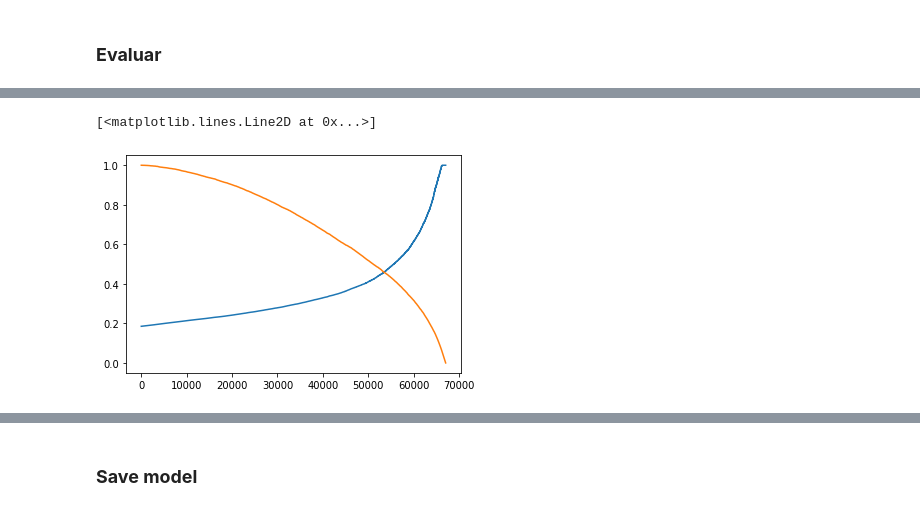
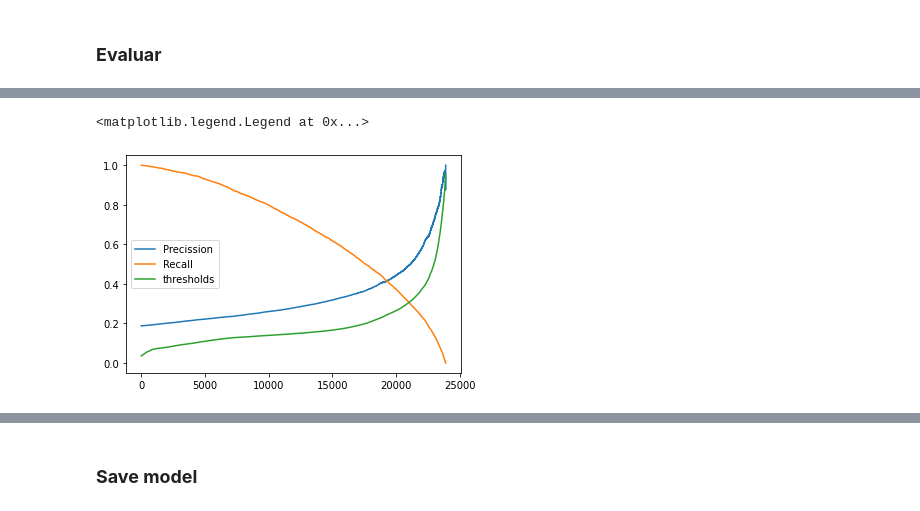
Before and after one commit to cperezh/imdb, a Jupyter notebook: Learning.ipynb, the cells around one changed output, grey strips where cells are left out. Drawn from its saved outputs; the diff is of its cells as text; code cells hidden in the pictures.

```diff
--- a/Learning.ipynb
+++ b/Learning.ipynb
@@ -193,13 +193,15 @@ recall_train:  0.17
 precision_test:  0.72
 recall_test:  0.14
 # %%
-probas_pred = best_model.predict_proba(X_train)
+probas_pred = best_model.predict_proba(X_test)
 # %%
-precision, recall, thresholds = mtx.precision_recall_curve(y_train, probas_pred[:,0]
+precision, recall, thresholds = mtx.precision_recall_curve(y_test, probas_pred[:,0]
                                                            , pos_label="Buena")
 # %%
-plt.plot(precision)
-plt.plot(recall)
+plt.plot(precision, label="Precission")
+plt.plot(recall, label="Recall")
+plt.plot(thresholds, label="thresholds")
+plt.legend()
 # %% [output]
-[<matplotlib.lines.Line2D at 0x...>]
+<matplotlib.legend.Legend at 0x...>
-[figure, old version]
+[figure, new version]
```
Also changed, not shown: parts of 7 cells of this notebook, 3 other files.
